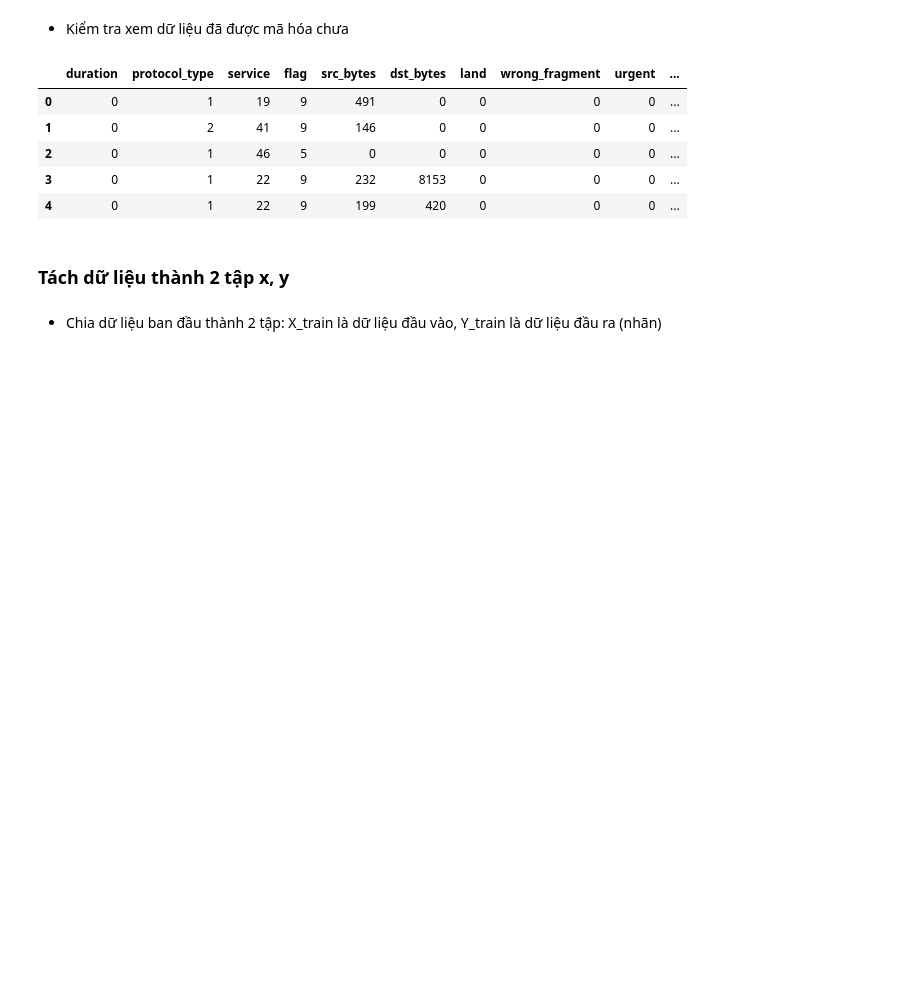
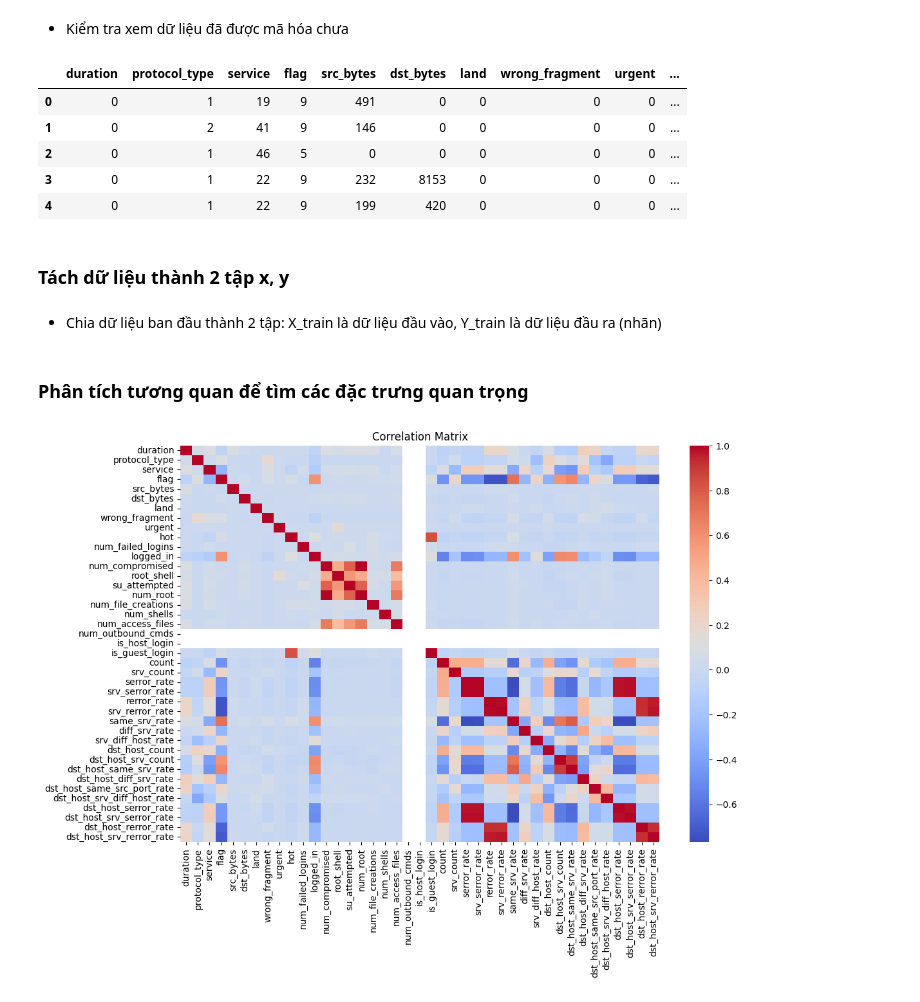
Before and after one commit to HOKAGEMINATO222/Project3, a Jupyter notebook: Network Intrusion Detection/2. ExploratoryData.ipynb, the cells around one changed output. Saved outputs shown, nothing was run; the diff lists cells and outputs as text; code cells hidden in the pictures; blank space fills up the shorter version.

Commit message:
chọn đặc trưng

```diff
--- a/Network Intrusion Detection/2. ExploratoryData.ipynb
+++ b/Network Intrusion Detection/2. ExploratoryData.ipynb
@@ -159,3 +158,19 @@ train.head()
 # %%
 X_train = train.drop(['class'], axis=1)
 Y_train = train['class']
+# %% [markdown]
+### Phân tích tương quan để tìm các đặc trưng quan trọng
+# %%
+import seaborn as sns
+import matplotlib.pyplot as plt
+
+# Tính ma trận tương quan
+corr_matrix = X_train.corr()
+# %%
+# Trực quan hóa tương quan
+plt.figure(figsize=(12, 8))
+sns.heatmap(corr_matrix, annot=False, cmap="coolwarm", fmt=".2f")
+plt.title("Correlation Matrix")
+plt.show()
+# %% [output]
+[figure, added]
```
Also changed, not shown: parts of 12 cells of this notebook.
